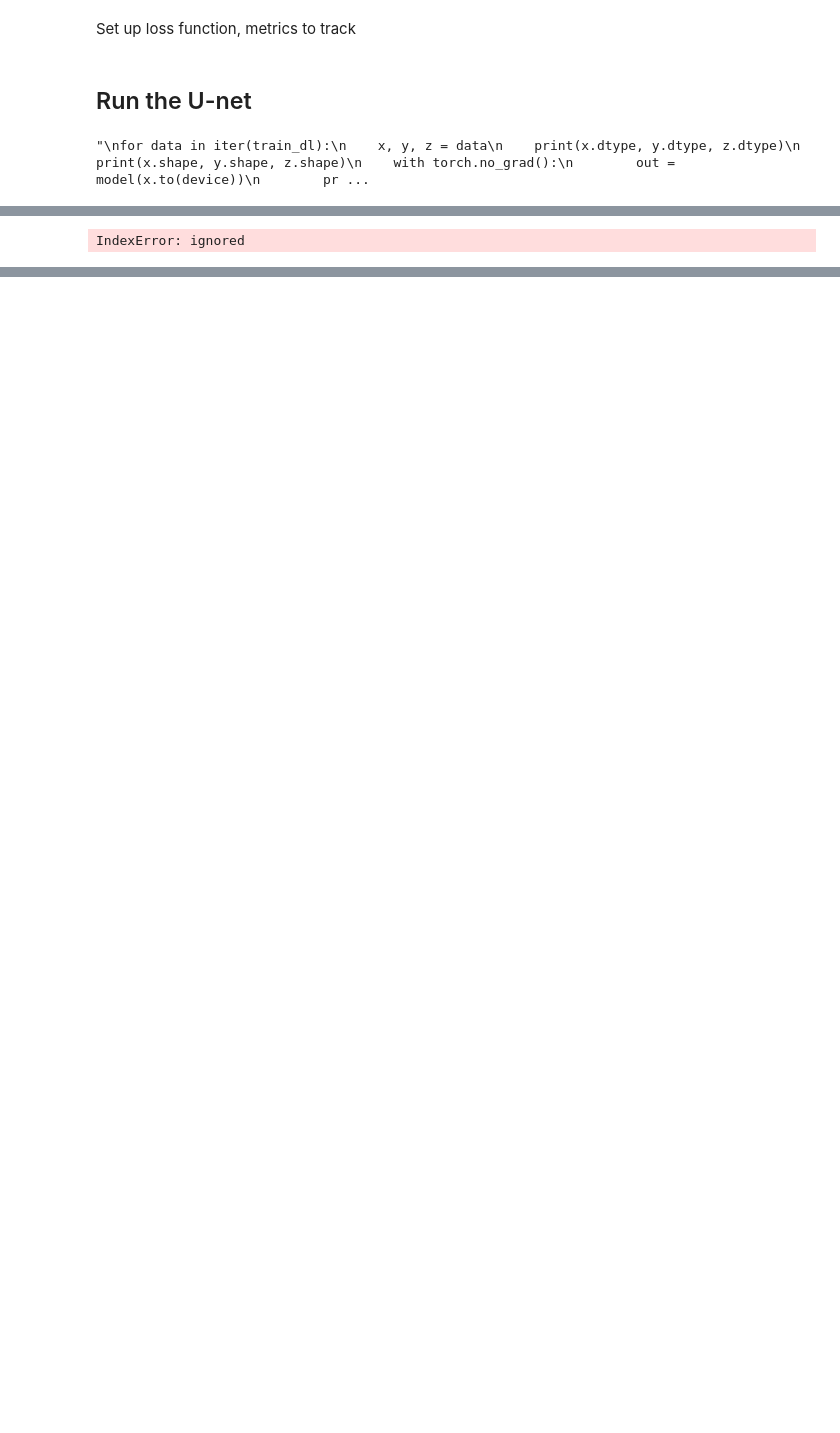
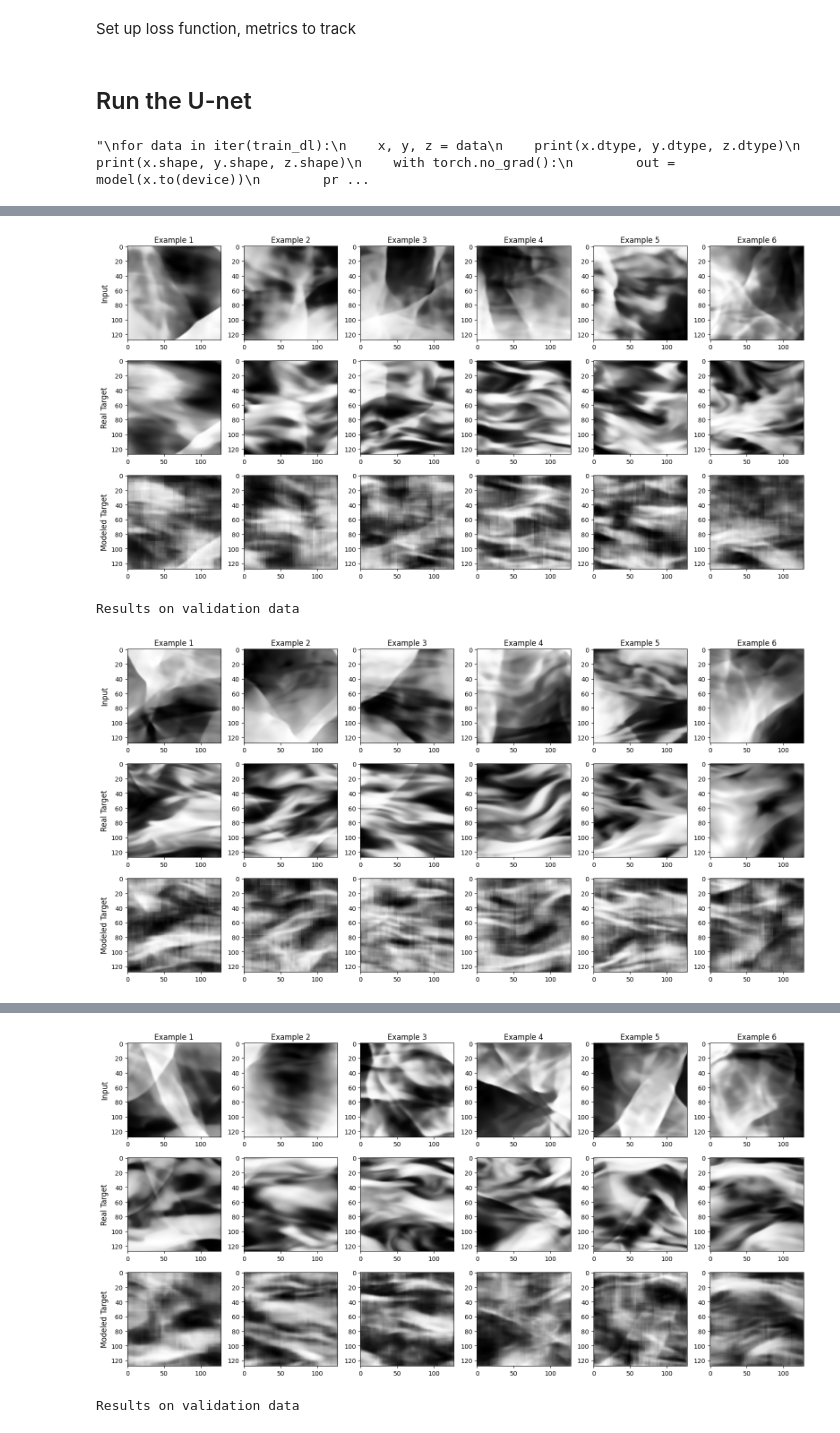
Before and after one commit to bustardchad/ML_Turb, a Jupyter notebook: Turb_Unet.ipynb, the cells around one changed output, grey strips where cells are left out. Saved outputs shown, nothing was run; the diff lists cells and outputs as text; code cells hidden in the pictures; blank space fills up the shorter version.

Commit message:
Turb_Unet >> Results as a function of extra ssim loss

```diff
--- a/Turb_Unet.ipynb
+++ b/Turb_Unet.ipynb
@@ -74,7 +74,7 @@ class TrainingConfig:
     killPwr = False
     use_transforms = False # further augment with horiz/vertical flipping
     # For training
-    epochs = 20
+    epochs = 15
     stop_early = False
     patience = 5
     use_ssim = True # add SSIM to loss function
@@ -408,15 +414,19 @@ torch.cuda.empty_cache()
 
 !mkdir 'runs'
 
+# load data only once if not changing batch size
+train_dl, valid_dl, test_dl = load_data.preprocess(config)
+
 batch_size = 32
 config.epochs = 20
-for alpha in [0.02, 0.1, 0.5]:
+for alpha in [0.001, 0.02, 0.1]:
   run_name = 'Full_Power_largedata_batch_size_'+str(batch_size)+'_ssimalpha_'+str(alpha)+'_lr_1e-2'
   config.batch_size = batch_size
   config.run_name = run_name
 
-  # load data
-  train_dl, valid_dl, test_dl = load_data.preprocess(config)
+
+  # load data each time if changing batch size
+  #train_dl, valid_dl, test_dl = load_data.preprocess(config)
 
   # create new model
   model, loss_fn, opt = create_model(config)
@@ -474 +500,3 @@ mkdir: cannot create directory ‘runs’: File exists
+[figure, added]
-IndexError: ignored
+Results on validation data
+[figure, added]
@@ -474,0 +520,2 @@ IndexError: ignored
+[figure, added]
+Results on validation data
```
Also changed, not shown: parts of 6 cells of this notebook.
